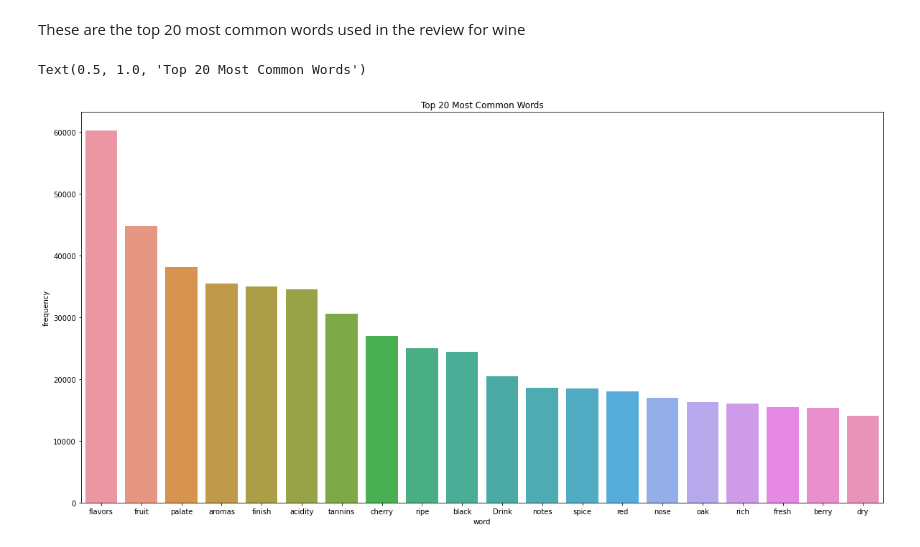
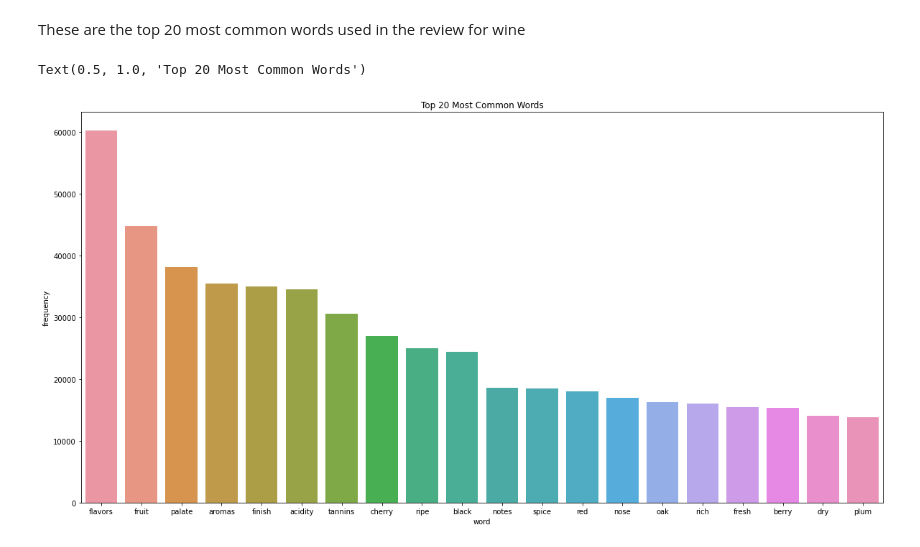
Before and after one commit to arons1618/Wine-analysis, a Jupyter notebook: main/Wine Analysis.ipynb, the cells around one changed output. Drawn from its saved outputs; the diff is of its cells as text; code cells hidden in the pictures.

Commit message:
re-do tokenizer and freq dist with nltk

```diff
--- a/main/Wine Analysis.ipynb
+++ b/main/Wine Analysis.ipynb
@@ -260,0 +273,3 @@ Here we want to remove redundant words such as Wine, The, It, etc..
+# %%
+review_fd = nltk.FreqDist(words)
+review_fd
@@ -261,9 +278,9 @@ Here we want to remove redundant words such as Wine, The, It, etc..
 # %%
-words_to_pop = ['Wine', 'The', 'This', 'Its', 'A', 'Is', 'It']
+words_to_pop = ['Wine', 'The', 'This', 'Its', 'A', 'Is', 'It', 'Drink']
 for key in words_to_pop:
-    if key in freq_dict.keys():
-        freq_dict.pop(key)
-    elif key.lower() in freq_dict.keys():
-        freq_dict.pop(key.lower())
+    if key in review_fd.keys():
+        review_fd.pop(key)
+    if key.lower() in review_fd.keys():
+        review_fd.pop(key.lower())
 
-freq_dict
+review_fd
@@ -294,16 +291,16 @@ These are the top 20 most common words used in the review for wine
 # %%
 # Data to plot
 labels = []
 sizes = []
 
-for x, y in sorted_freq_dict.items():
+for x, y in review_fd.most_common(20):
     labels.append(x)
     sizes.append(y)
 
 dims = (20,10)
 fig, ax = plt.subplots(figsize=dims)
 ax.set(xlabel='word', ylabel='frequency')
 sns.barplot(x=labels[:20], y=sizes[:20]).set_title('Top 20 Most Common Words')
 # %% [output]
 Text(0.5, 1.0, 'Top 20 Most Common Words')
-[figure, old version]
+[figure, new version]
```
Also changed, not shown: parts of 12 cells of this notebook.
